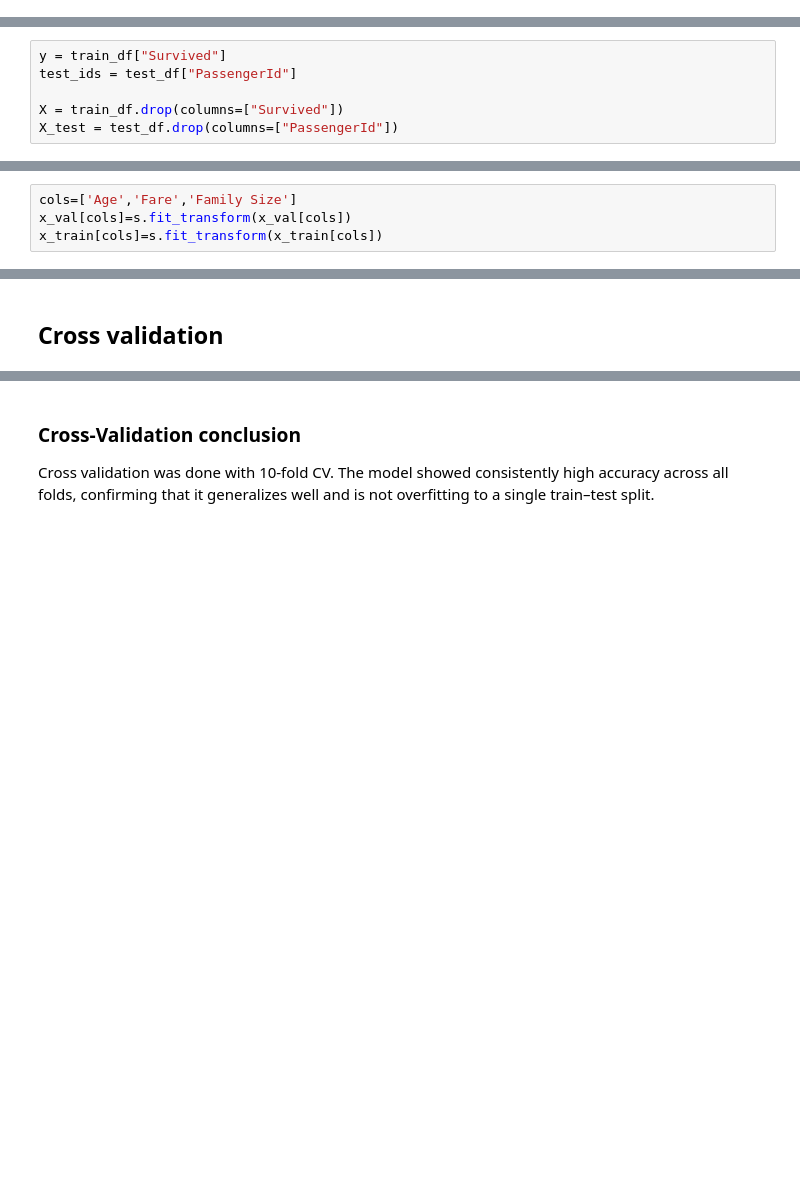
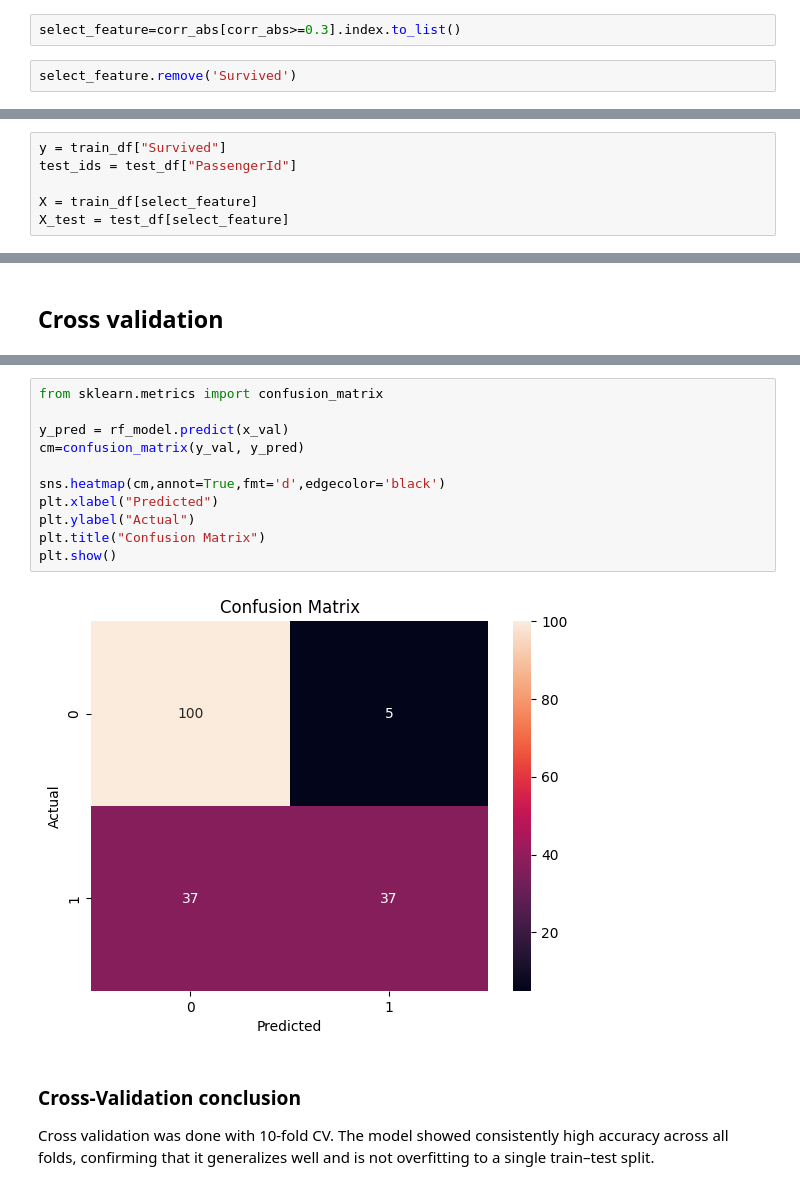
Before and after one commit to siddhraj1412/22, a Jupyter notebook: titanic-eda-and-modeling.ipynb, the cells around one changed output, grey strips where cells are left out. Drawn from its saved outputs; the diff is of its cells as text; blank space fills up the shorter version.

Commit message:
Kaggle Notebook | Titanic - EDA and Modeling | Version 5

```diff
--- a/titanic-eda-and-modeling.ipynb
+++ b/titanic-eda-and-modeling.ipynb
@@ -349,3 +457,7 @@ train_df
+# %%
+select_feature=corr_abs[corr_abs>=0.3].index.to_list()
+# %%
+select_feature.remove('Survived')
 # %% [markdown]
 ## Spliting our data train-test
 # %%
@@ -355,5 +467,5 @@ Y=train_df['Survived']
 y = train_df["Survived"]
 test_ids = test_df["PassengerId"]
 
-X = train_df.drop(columns=["Survived"])
-X_test = test_df.drop(columns=["PassengerId"])
+X = train_df[select_feature]
+X_test = test_df[select_feature]
@@ -371,4 +492,0 @@ s=StandardScaler()
-# %%
-cols=['Age','Fare','Family Size']
-x_val[cols]=s.fit_transform(x_val[cols])
-x_train[cols]=s.fit_transform(x_train[cols])
@@ -444,3 +566,16 @@ np.float64(0.8339575530586766)
+# %%
+from sklearn.metrics import confusion_matrix
+
+y_pred = rf_model.predict(x_val)
+cm=confusion_matrix(y_val, y_pred)
+
+sns.heatmap(cm,annot=True,fmt='d',edgecolor='black')
+plt.xlabel("Predicted")
+plt.ylabel("Actual")
+plt.title("Confusion Matrix")
+plt.show()
+# %% [output]
+[figure, added]
 # %% [markdown]
 ### Cross-Validation conclusion
 Cross validation was done with 10-fold CV. The model showed consistently high accuracy across all folds, confirming that it generalizes well and is not overfitting to a single train–test split.
```
Also changed, not shown: parts of 34 cells of this notebook.
